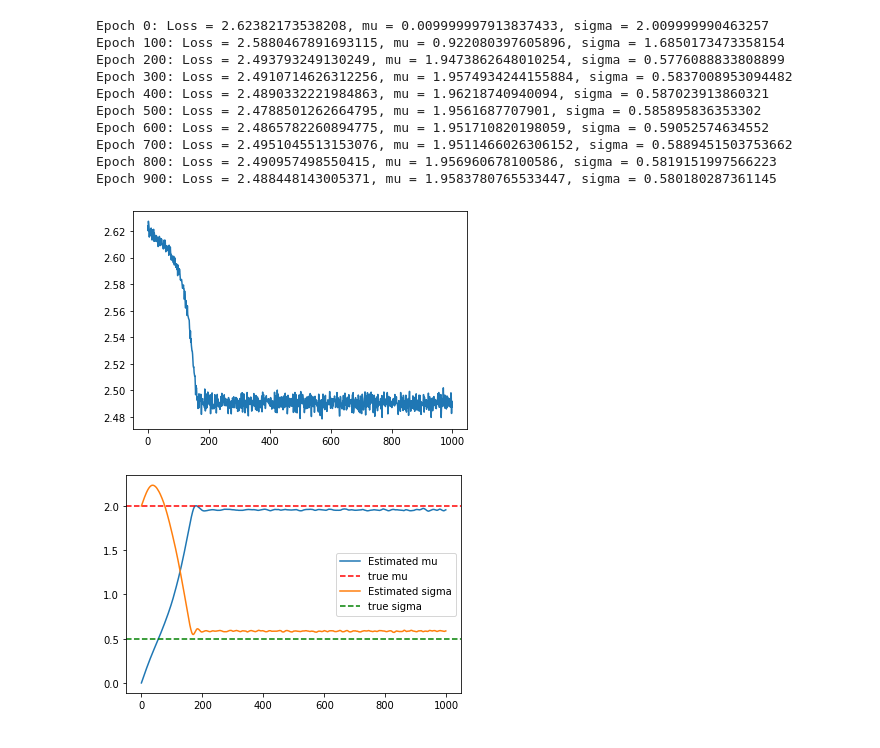
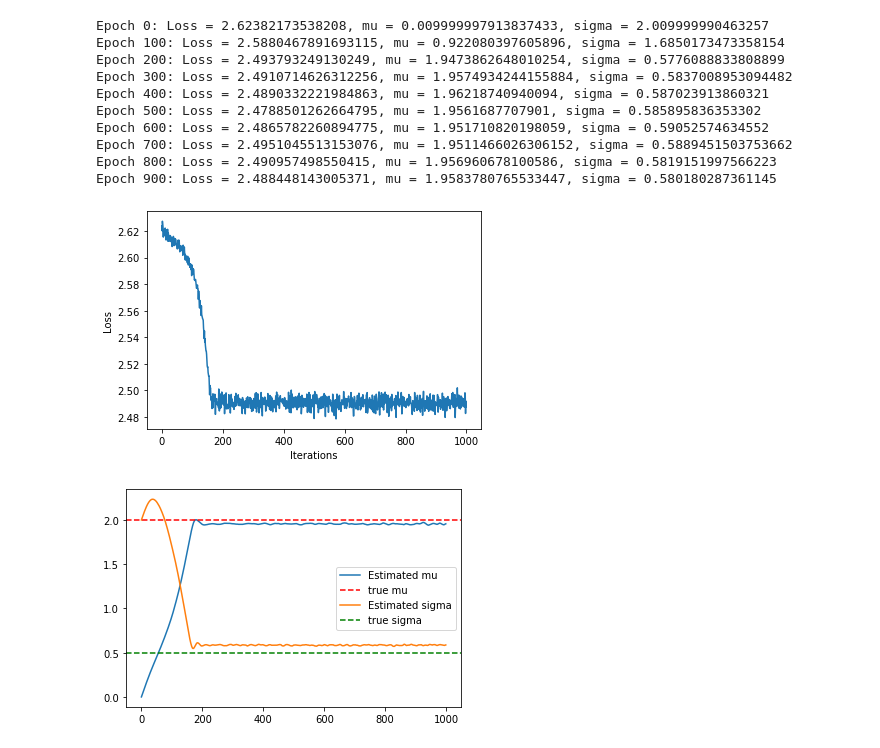
Before and after one commit to dx219/M4R, a Jupyter notebook: Energy_discrepancy.ipynb, the cells around one changed output. Drawn from its saved outputs; the diff is of its cells as text; code cells hidden in the pictures.

```diff
--- a/Energy_discrepancy.ipynb
+++ b/Energy_discrepancy.ipynb
@@ -479,9 +481,11 @@ Epoch 800: Loss = 2.490957498550415, mu = 1.956960678100586, sigma = 0.581915199
 Epoch 900: Loss = 2.488448143005371, mu = 1.9583780765533447, sigma = 0.580180287361145
 # %%
 plt.plot(step_1Dt,losses_1Dt)
+plt.xlabel('Iterations')
+plt.ylabel('Loss')
 plt.savefig('Loss_ED_1Dtruncated.png')
 # %% [output]
-[figure, old version]
+[figure, new version]
 # %%
 plt.plot(mus_ED_1Dt, label='Estimated mu')
 plt.axhline(y=true_mu, color='r', linestyle='--', label='true mu')
```
Also changed, not shown: parts of 9 cells of this notebook.
